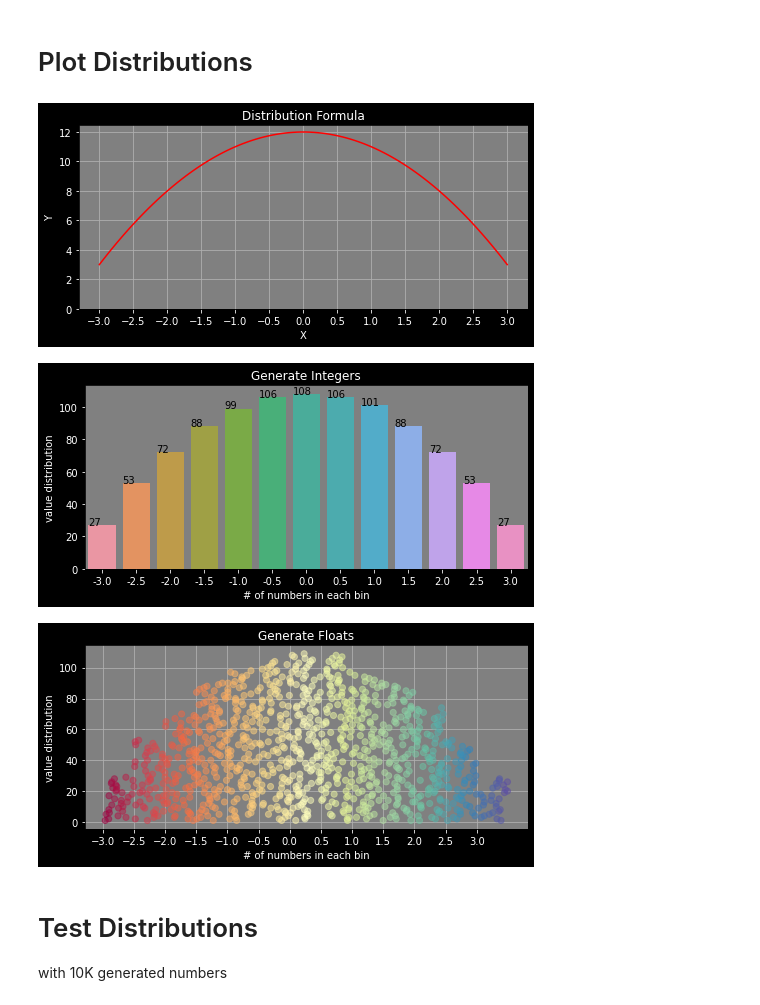
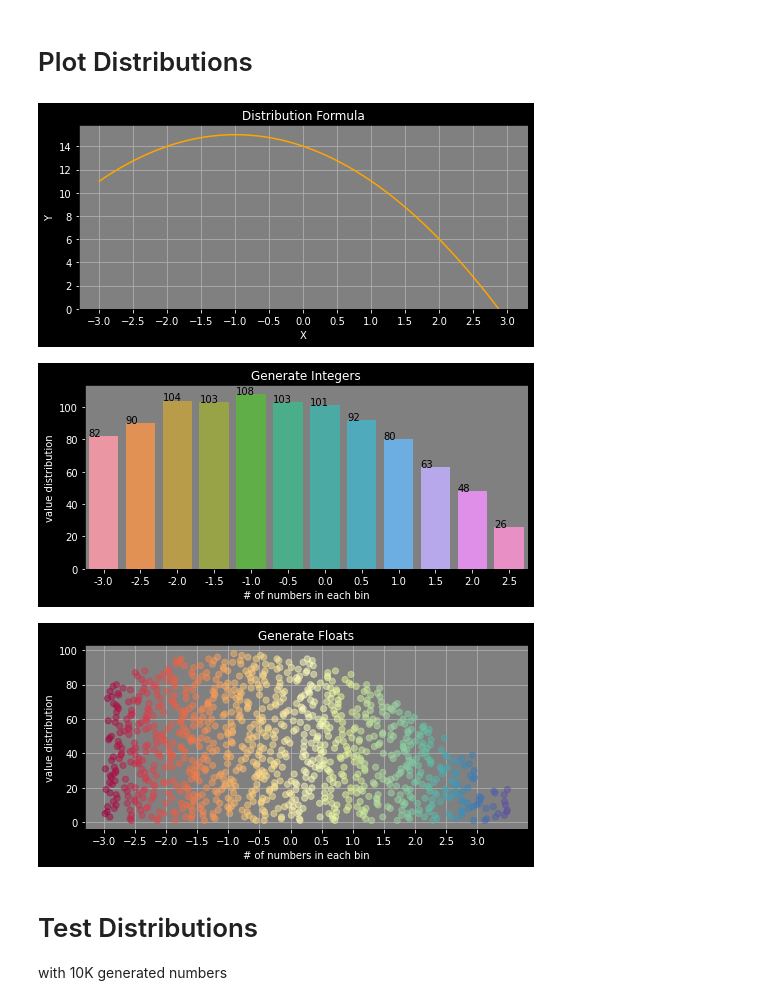
Before and after one commit to BehrouzSohrabi/RandDist, a Jupyter notebook: demo/Notebook.ipynb, the cells around one changed output. Saved outputs shown, nothing was run; the diff lists cells and outputs as text; code cells hidden in the pictures.

```diff
--- a/demo/Notebook.ipynb
+++ b/demo/Notebook.ipynb
@@ -14,7 +14,7 @@ import numpy as np
 min_value = -3
 max_value = 3
 step = 0.5
-formula = lambda x:12-(x**2)
+formula = lambda x:15-((x+1)**2)
 seeds = 1000
 
 # generate int numbers
@@ -29,7 +29,7 @@ random_list_float = randdist.randfloat(min_value, max_value+step, step, formula,
 xpts = np.linspace(min_value, max_value, 100)
 plt.rcParams['axes.facecolor'] = 'gray'
 plt.figure(facecolor=(0,0,0))
-plt.plot(xpts, formula(xpts), color = 'r')
+plt.plot(xpts, formula(xpts), color = 'orange')
 plt.tick_params(color='white',labelcolor='white')
 ax = plt.gca()
 ax.xaxis.set_major_locator(matplotlib.ticker.MultipleLocator(step))
@@ -55,38 +55,37 @@ for p in ax.patches:
    ax.annotate('{}'.format(p.get_height()), (p.get_x(), p.get_height()))
 plt.ylabel('value distribution')
 plt.xlabel('# of numbers in each bin')
 plt.title('Generate Integers', color='white')
 plt.savefig('distribution_plot_int.png')
 plt.show()
 
-# plot float numbers distribution
 y = []
-bin_y = randdist._adjust_values(min_value, max_value+step, step, formula, seeds)
+bin_y = _adjust_values(min_value, max_value+step, step, formula, seeds)
 bin_y_count = {}
 for i in random_list_float:
     for key, value in bin_y.items():
         if i >= key and i <= key + step:
             bin_y_count.setdefault(key, 0)
             bin_y_count[key] += 1
             y.append(bin_y_count[key])
             break
 x = random_list_float
 plt.rcParams['axes.facecolor'] = 'gray'
 plt.rcParams['axes.axisbelow'] = True
 plt.figure(facecolor=(0,0,0))
 plt.grid()
 plt.scatter(np.array(x), np.array(y), alpha=0.5,marker='.', s=150, c=x, cmap=plt.cm.Spectral)
 plt.tick_params(color='white', labelcolor='white')
 plt.ylabel('value distribution', color='white')
 plt.xlabel('# of numbers in each bin', color='white')
 plt.xticks(np.arange(min_value, max_value+step, step))
 plt.title('Generate Floats', color='white')
 plt.savefig('distribution_plot_float.png')
 plt.show()
 # %% [output]
-[figure, old version]
+[figure, new version]
-[figure, old version]
+[figure, new version]
-[figure, old version]
+[figure, new version]
 # %% [markdown]
 # Test Distributions
 with 10K generated numbers
```
Also changed, not shown: parts of 2 cells of this notebook, 12 other files.
